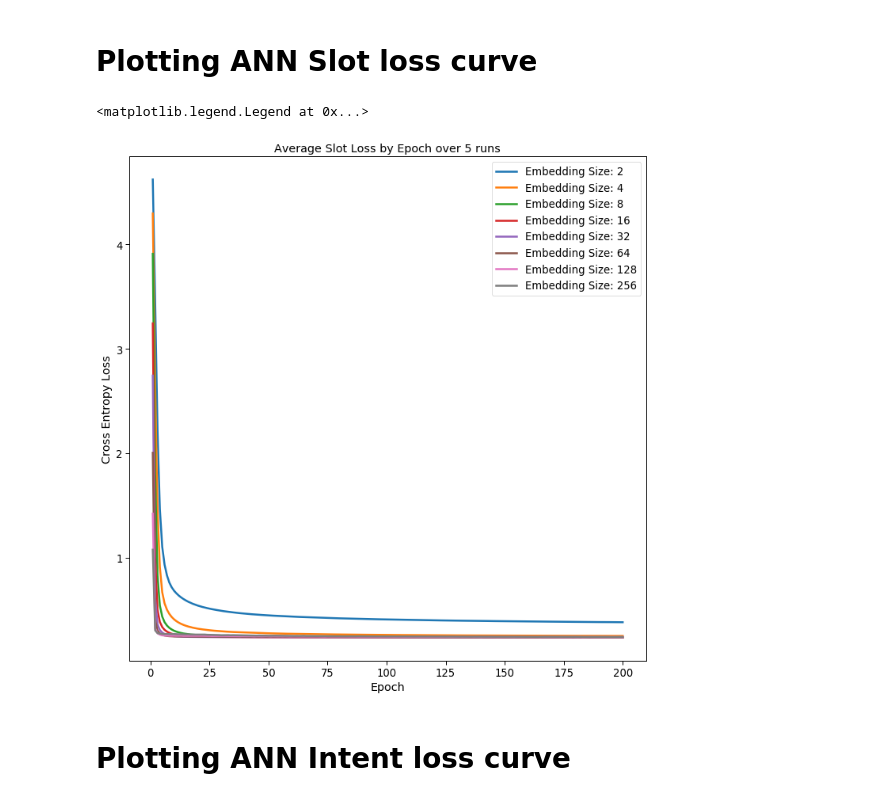
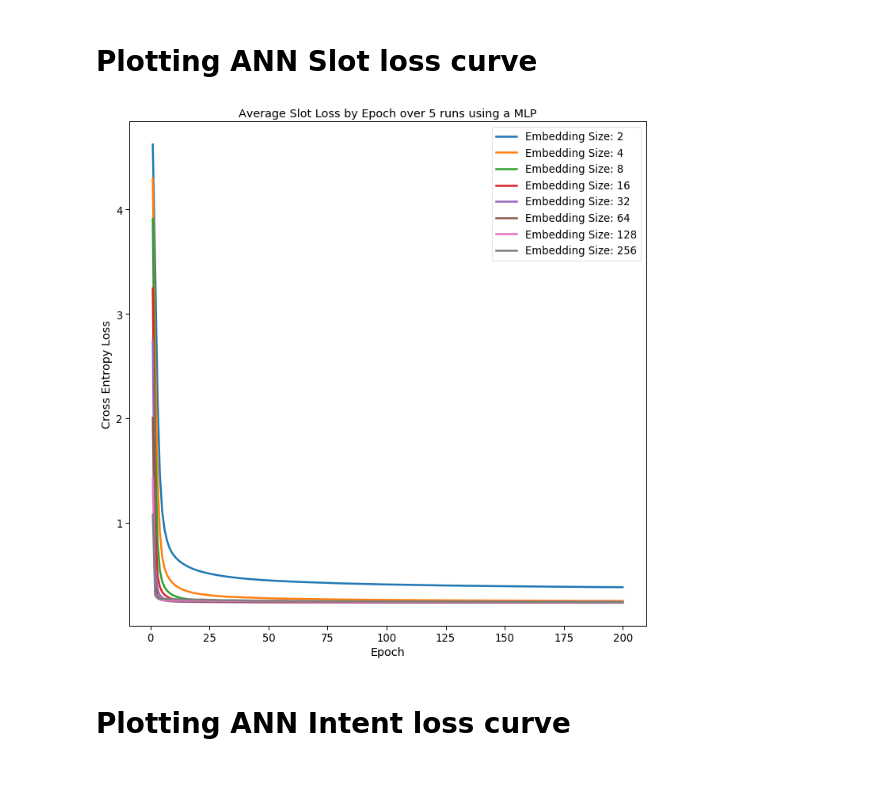
Before and after one commit to lionely/nlu-joint-slot-intent-detection, a Jupyter notebook: Processing ANN Experiment Results.ipynb, the cells around one changed output. Cells and saved outputs as stored; diff of their text form; code cells hidden in the pictures.

```diff
--- a/Processing ANN Experiment Results.ipynb
+++ b/Processing ANN Experiment Results.ipynb
@@ -62,18 +62,19 @@ x_epochs = [i+1 for i in range(num_epochs)]
 # %%
 fig, ax = plt.subplots(figsize=a4_dims)
 for embedding in embedding_types:
     list_by_runs = find_by_embedding(num_runs,embedding)
     avged_runs = avg_by_run(list_by_runs)
     avged_runs_by_epoch = avg_over_epoch(avged_runs,num_epochs,loss_type="slot_losses")
     ax = sns.lineplot(x=x_epochs,y=avged_runs_by_epoch,label="Embedding Size: "+str(embedding))
-    #fig = ax.get_figure()
-plt.title('Average Slot Loss by Epoch over 5 runs')
+
+plt.title('Average Slot Loss by Epoch over 5 runs using a MLP')
 plt.ylabel('Cross Entropy Loss')
 plt.xlabel('Epoch')
 plt.legend()
+fig = ax.get_figure()
+fig.savefig("graphs/slot_losses.png",bbox_inches="tight",dpi=300)
 # %% [output]
-<matplotlib.legend.Legend at 0x...>
-[figure, old version]
+[figure, new version]
 # %% [markdown]
 # Plotting ANN Intent loss curve
 # %%
```
Also changed, not shown: parts of 1 cell of this notebook, 1 other file.
